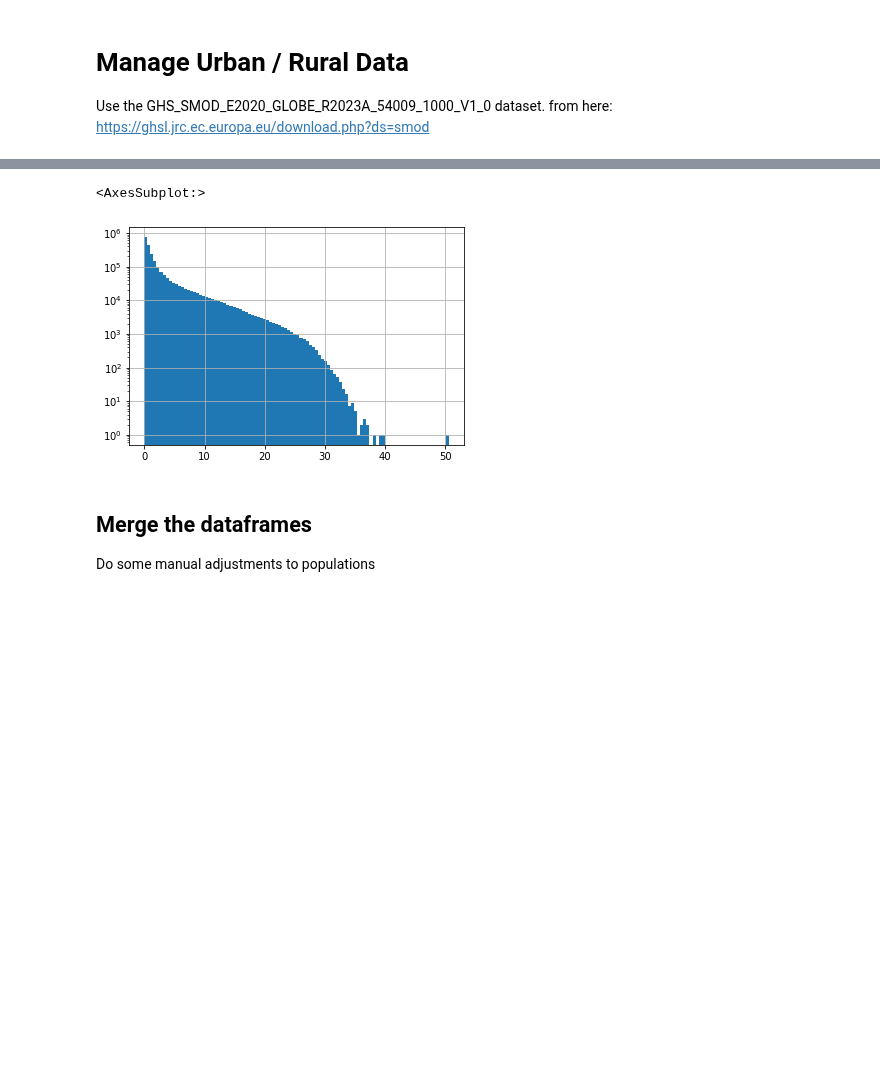
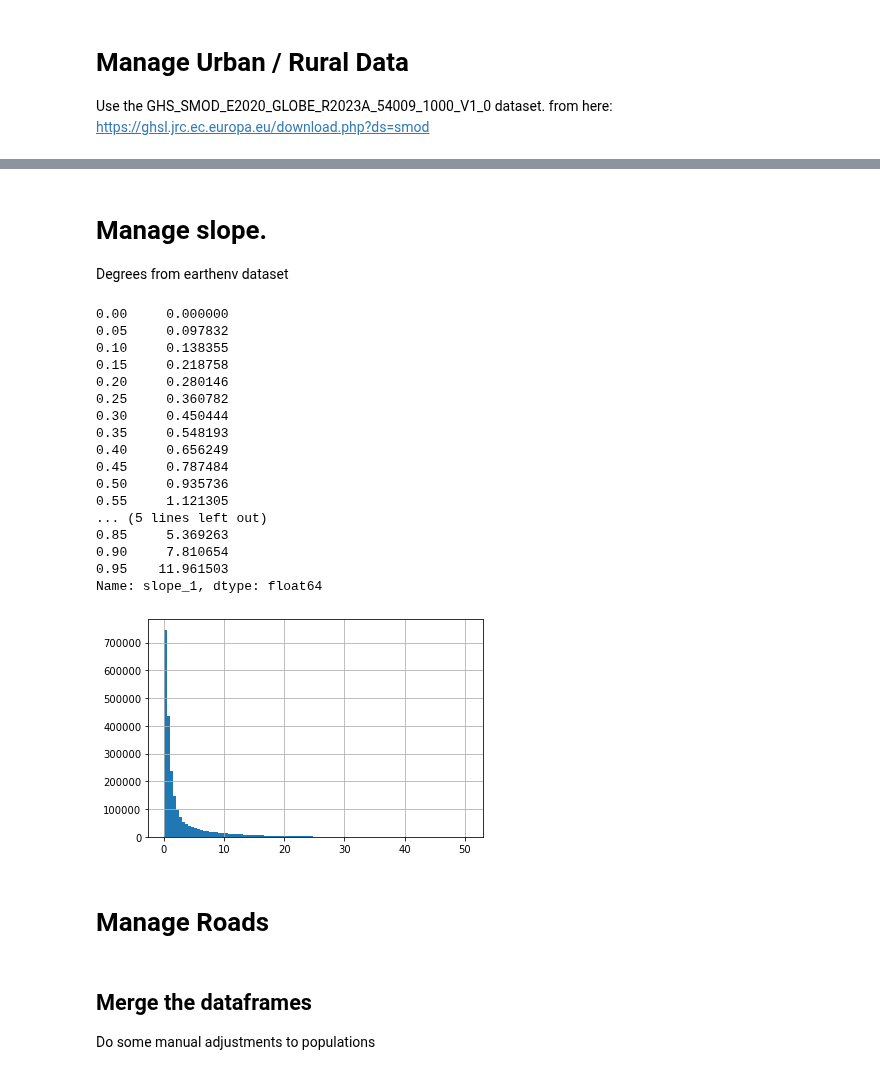
Before and after one commit to allfed/water-access, a Jupyter notebook: src/gis_global_analysis.ipynb, the cells around one changed output, grey strips where cells are left out. Saved outputs shown, nothing was run; the diff lists cells and outputs as text; code cells hidden in the pictures; blank space fills up the shorter version.

Commit message:
updates to slope and road management

```diff
--- a/src/gis_global_analysis.ipynb
+++ b/src/gis_global_analysis.ipynb
@@ -120,11 +124,34 @@ df_zones_input.head()
-# %%
-# histogram of slope_1 log scale
-df_zones_input["slope_1"].hist(bins=100, log=True)
-
-# find all zones with greater than 20 slope, calculate the population in these zones. DO SLOPE NEXT
-# %% [output]
-<AxesSubplot:>
-[figure, removed]
+# %% [markdown]
+# Manage slope.
+
+Degrees from earthenv dataset
+# %%
+# histogram of slope_1 log scale
+df_zones_input["slope_1"].hist(bins=100, log=False)
+
+# qunaitles of slope_1, do 20 quantiles
+df_zones_input["slope_1"].quantile(np.arange(0, 1, 0.05))
+# %% [output]
+0.00     0.000000
+0.05     0.097832
+0.10     0.138355
+0.15     0.218758
+0.20     0.280146
+0.25     0.360782
+0.30     0.450444
+0.35     0.548193
+0.40     0.656249
+0.45     0.787484
+0.50     0.935736
+0.55     1.121305
+... (5 lines left out)
+0.85     5.369263
+0.90     7.810654
+0.95    11.961503
+Name: slope_1, dtype: float64
+[figure, added]
+# %% [markdown]
+# Manage Roads
 # %% [markdown]
 ## Merge the dataframes
 Do some manual adjustments to populations
```
Also changed, not shown: parts of 6 cells of this notebook, 1 other file.
